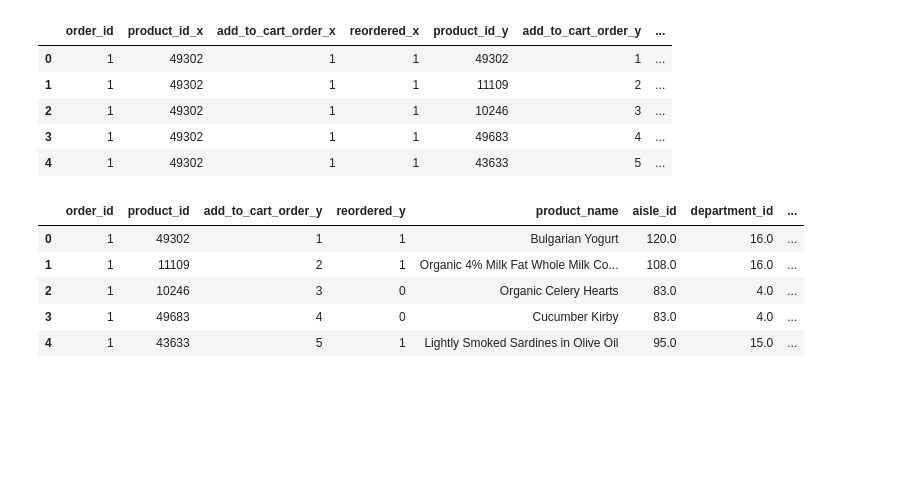
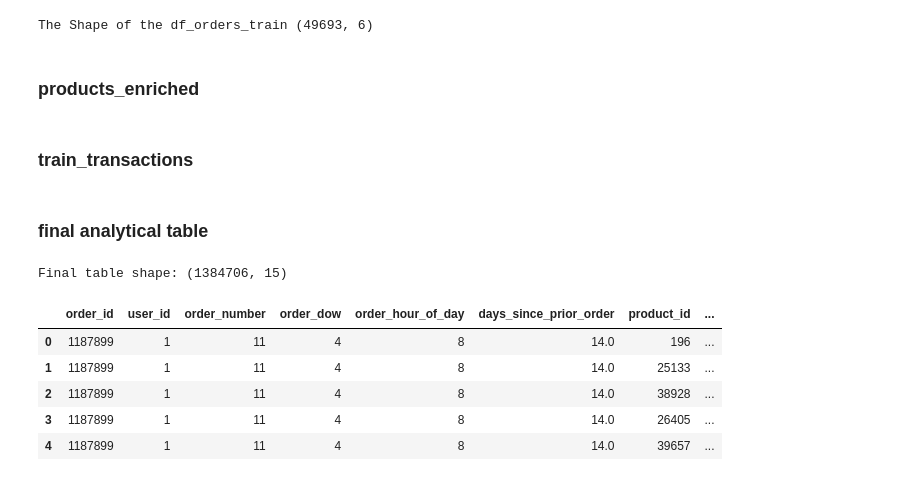
Before and after one commit to Tina856/data_analytics_with_python, a Jupyter notebook: notebooks/06_prepared.ipynb, the cells around one changed output. Drawn from its saved outputs; the diff is of its cells as text; code cells hidden in the pictures; blank space fills up the shorter version.

```diff
--- a/notebooks/06_prepared.ipynb
+++ b/notebooks/06_prepared.ipynb
@@ -51,16 +88,12 @@ df_order_products_train= pd.read_csv('../data/raw/order_products_train.csv')
 # %%
-df_train_transactions= pd.merge(
-    df_orders_train,
-    df_order_products_train,
-    on= 'order_id',
-    how= 'inner'
+## products_departments
+df_products_departments = df_products.merge(
+    df_departments,
+    on="department_id",
+    how="left"
 )
-df_train_transactions.head()
+
+print(f'The Shape of the df_orders_train {df_products_departments.shape}')
 # %% [output]
-|  | order_id | product_id_x | add_to_cart_order_x | reordered_x | product_id_y | add_to_cart_order_y | ... |
-| 0 | 1 | 49302 | 1 | 1 | 49302 | 1 | ... |
-| 1 | 1 | 49302 | 1 | 1 | 11109 | 2 | ... |
-| 2 | 1 | 49302 | 1 | 1 | 10246 | 3 | ... |
-| 3 | 1 | 49302 | 1 | 1 | 49683 | 4 | ... |
-| 4 | 1 | 49302 | 1 | 1 | 43633 | 5 | ... |
+The Shape of the df_orders_train (49693, 6)
 # %%
@@ -70,15 +106,8 @@ df_train_transactions.drop(columns=['product_id_x', 'add_to_cart_order_x', 'reor
-# %%
-df_train_analytic= pd.merge(
-    df_train_transactions,
-    df_products_enriched,
-    on='product_id',
-    how="left"
-)
-df_train_analytic.head()
-# %% [output]
-|  | order_id | product_id | add_to_cart_order_y | reordered_y | product_name | aisle_id | department_id | ... |
-| 0 | 1 | 49302 | 1 | 1 | Bulgarian Yogurt | 120.0 | 16.0 | ... |
-| 1 | 1 | 11109 | 2 | 1 | Organic 4% Milk Fat Whole Milk Co... | 108.0 | 16.0 | ... |
-| 2 | 1 | 10246 | 3 | 0 | Organic Celery Hearts | 83.0 | 4.0 | ... |
-| 3 | 1 | 49683 | 4 | 0 | Cucumber Kirby | 83.0 | 4.0 | ... |
-| 4 | 1 | 43633 | 5 | 1 | Lightly Smoked Sardines in Olive Oil | 95.0 | 15.0 | ... |
+# %% [markdown]
+### products_enriched
+# %%
+df_products_enriched = df_products_departments.merge(
+    df_aisles,
+    on="aisle_id",
+    how="left"
+)
@@ -84,0 +121,37 @@ df_train_analytic.head()
+# %% [markdown]
+### train_transactions
+# %%
+df_train_transactions = df_orders_train.merge(
+    df_orders_products_train,
+    on="order_id",
+    how="left"
+)
+df_train_transactions.to_csv(
+    processed_path / "train_transactions.csv",
+    index=False
+)
+del df_orders_products_train
+# %% [markdown]
+### final analytical table
+# %%
+### final analytical table
+df_train_analytic = df_train_transactions.merge(
+    df_products_enriched,
+    on="product_id",
+    how="left"
+)
+df_train_analytic.to_csv(
+    processed_path / "train_analytic.csv",
+    index=False
+)
+
+print("Final table shape:", df_train_analytic.shape)
+df_train_analytic.head()
+# %% [output]
+Final table shape: (1384706, 15)
+|  | order_id | user_id | order_number | order_dow | order_hour_of_day | days_since_prior_order | product_id | ... |
+| 0 | 1187899 | 1 | 11 | 4 | 8 | 14.0 | 196 | ... |
+| 1 | 1187899 | 1 | 11 | 4 | 8 | 14.0 | 25133 | ... |
+| 2 | 1187899 | 1 | 11 | 4 | 8 | 14.0 | 38928 | ... |
+| 3 | 1187899 | 1 | 11 | 4 | 8 | 14.0 | 26405 | ... |
+| 4 | 1187899 | 1 | 11 | 4 | 8 | 14.0 | 39657 | ... |
```
Also changed, not shown: parts of 29 cells of this notebook, 18 other files.
